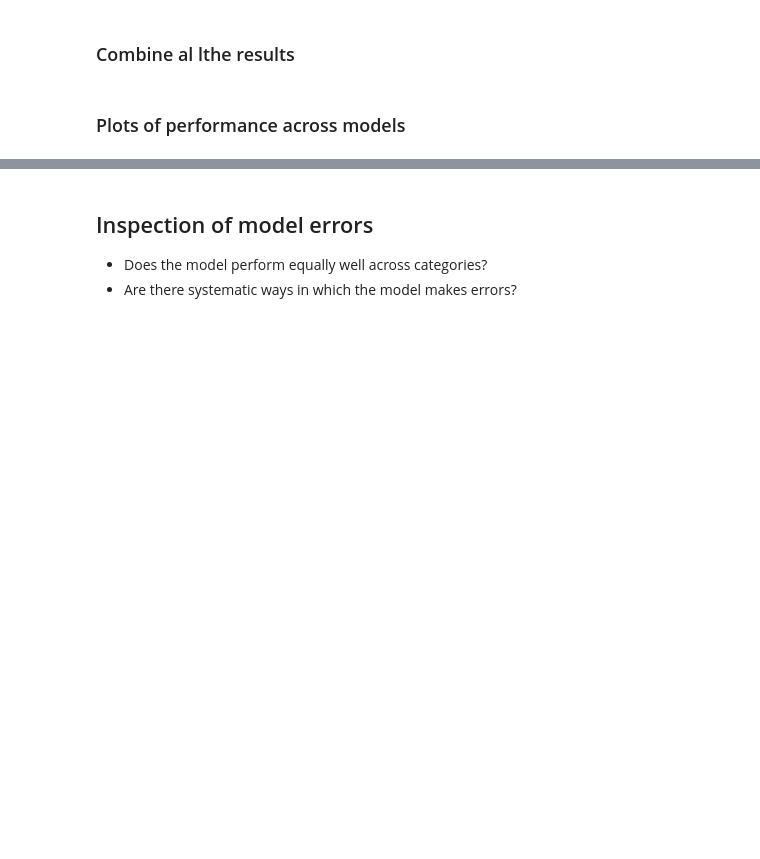
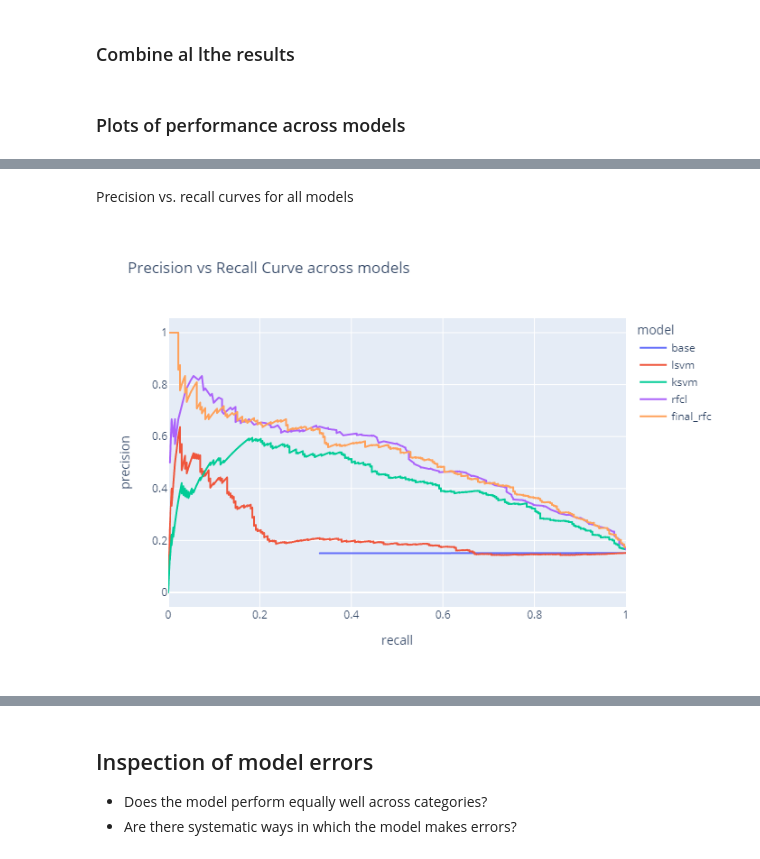
Before and after one commit to alexdparker/datascience, a Jupyter notebook: machine_learning/supermarket_classification.ipynb, the cells around one changed output, grey strips where cells are left out. Saved outputs shown, nothing was run; the diff lists cells and outputs as text; code cells hidden in the pictures; blank space fills up the shorter version.

```diff
--- a/machine_learning/supermarket_classification.ipynb
+++ b/machine_learning/supermarket_classification.ipynb
@@ -607,6 +611,10 @@ fig.show('svg')
+# %% [markdown]
+Precision vs. recall curves for all models
 # %%
 px.line(models_prw,
     x = 'recall',
     y = 'precision',
     color = 'model',
-    title = 'Precision vs Recall Curve across models').show('svg')
+    title = 'Precision vs Recall Curve across models').show('png')
+# %% [output]
+[figure, added]
```
Also changed, not shown: parts of 4 cells of this notebook.
